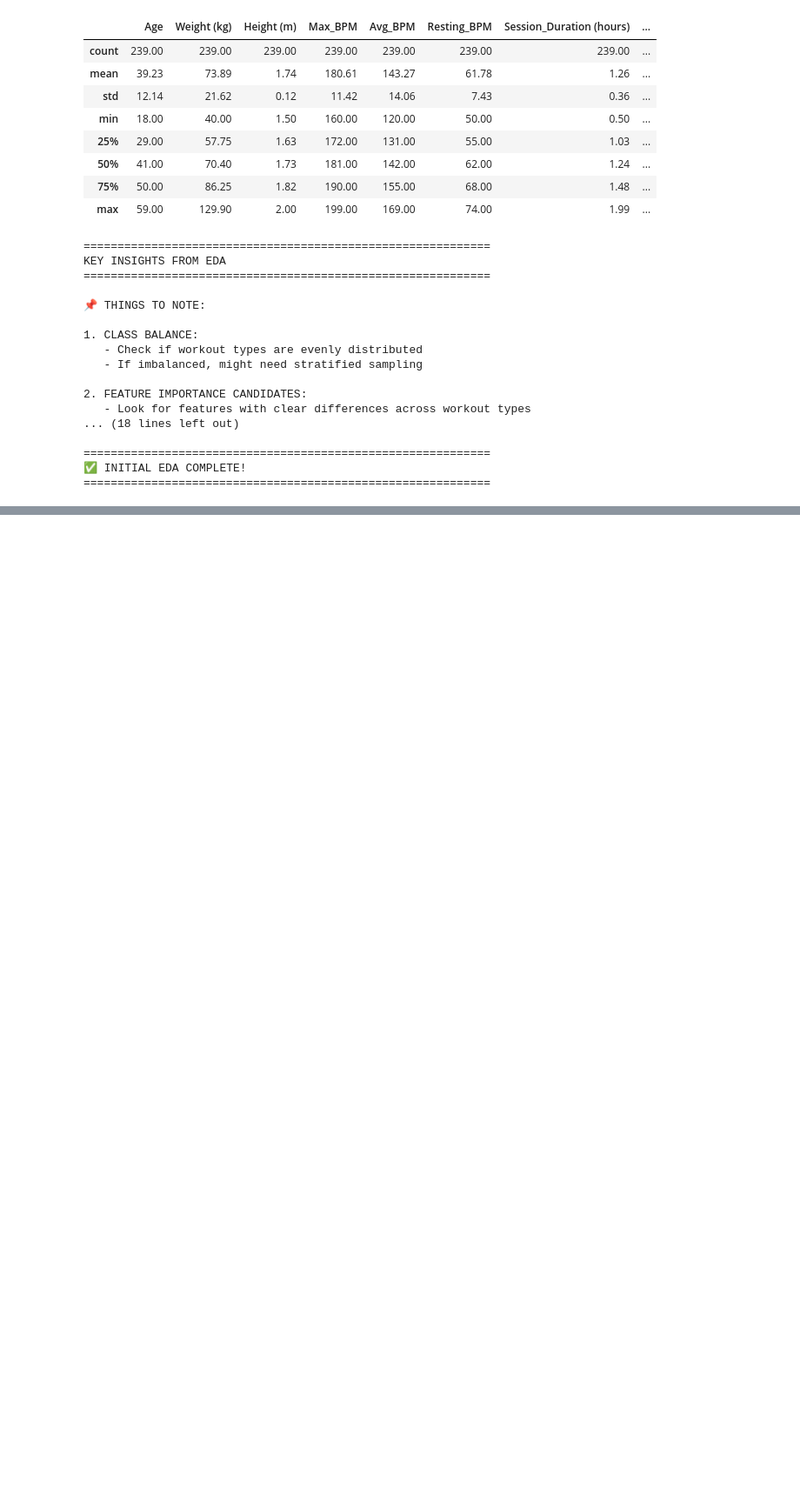
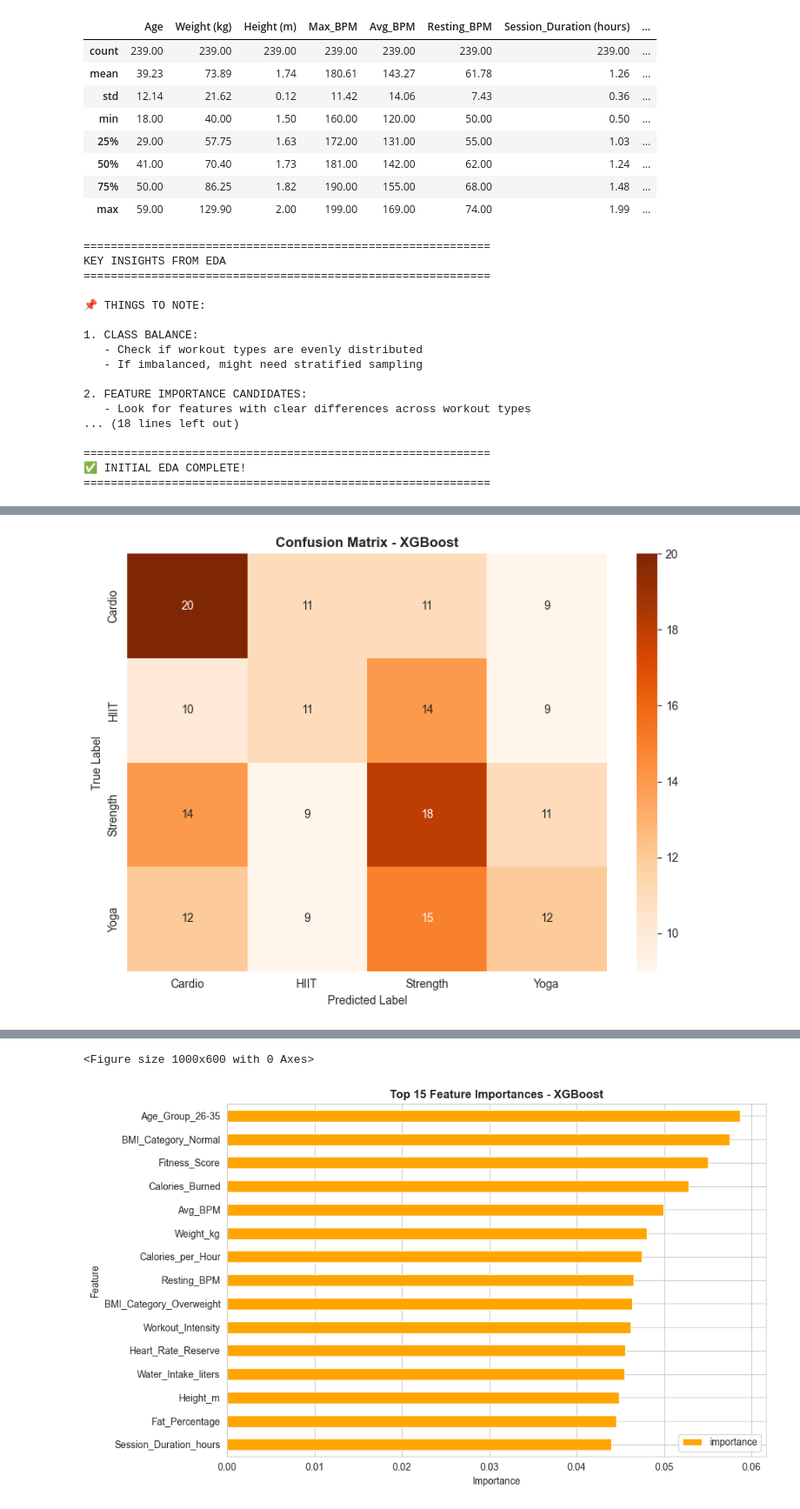
Before and after one commit to ilhamksyuriadi/workout-recommendation, a Jupyter notebook: notebook.ipynb, the cells around one changed output, grey strips where cells are left out. Shown at 87% size. Drawn from its saved outputs; the diff is of its cells as text; code cells hidden in the pictures; blank space fills up the shorter version.

```diff
--- a/notebook.ipynb
+++ b/notebook.ipynb
@@ -680,0 +1415,77 @@ KEY INSIGHTS FROM EDA
+# %%
+# # 5. Model 4: XGBoost
+
+# %%
+print("\n" + "="*60)
+print("MODEL 4: XGBOOST")
+print("="*60)
+
+# Encode target labels to 0, 1, 2, 3 for XGBoost
+from sklearn.preprocessing import LabelEncoder
+label_encoder = LabelEncoder()
+y_train_encoded = label_encoder.fit_transform(y_train)
+y_val_encoded = label_encoder.transform(y_val)
+
+# Train XGBoost
+xgb_model = XGBClassifier(
+    n_estimators=100,
+    max_depth=6,
+    learning_rate=0.1,
+    random_state=42,
+    eval_metric='mlogloss'
+)
+
+print("\n🔄 Training XGBoost...")
+xgb_model.fit(X_train, y_train_encoded)
+print("✅ Training complete!")
+
+# Predictions
+y_train_pred_xgb = xgb_model.predict(X_train)
+y_val_pred_xgb = xgb_model.predict(X_val)
+
+# Convert predictions back to original labels
+y_train_pred_xgb_labels = label_encoder.inverse_transform(y_train_pred_xgb)
+y_val_pred_xgb_labels = label_encoder.inverse_transform(y_val_pred_xgb)
+
+# Accuracy
+train_acc_xgb = accuracy_score(y_train, y_train_pred_xgb_labels)
+val_acc_xgb = accuracy_score(y_val, y_val_pred_xgb_labels)
+
+print(f"\n📊 Results:")
+print(f"  Training Accuracy:   {train_acc_xgb:.4f} ({train_acc_xgb*100:.2f}%)")
+print(f"  Validation Accuracy: {val_acc_xgb:.4f} ({val_acc_xgb*100:.2f}%)")
+
+# Classification Report
+print(f"\n📋 Classification Report (Validation Set):")
+print(classification_report(y_val, y_val_pred_xgb_labels))
+
+# Confusion Matrix
+cm_xgb = confusion_matrix(y_val, y_val_pred_xgb_labels)
+plt.figure(figsize=(8, 6))
+sns.heatmap(cm_xgb, annot=True, fmt='d', cmap='Oranges',
+            xticklabels=sorted(y_val.unique()),
+            yticklabels=sorted(y_val.unique()))
+plt.title('Confusion Matrix - XGBoost', fontweight='bold')
+plt.ylabel('True Label')
+plt.xlabel('Predicted Label')
+plt.tight_layout()
+plt.show()
+
+# Feature Importance (XGBoost)
+feature_importance_xgb = pd.DataFrame({
+    'feature': feature_names,
+    'importance': xgb_model.feature_importances_
+}).sort_values('importance', ascending=False)
+
+print("\n🔍 Top 10 Important Features (XGBoost):")
+print(feature_importance_xgb.head(10))
+
+plt.figure(figsize=(10, 6))
+feature_importance_xgb.head(15).plot(x='feature', y='importance', kind='barh', color='orange')
+plt.title('Top 15 Feature Importances - XGBoost', fontweight='bold')
+plt.xlabel('Importance')
+plt.ylabel('Feature')
+plt.gca().invert_yaxis()
+plt.tight_layout()
+plt.show()
+# %% [output]
@@ -680,0 +1509 @@ KEY INSIGHTS FROM EDA
+[figure, added]
@@ -680,0 +1522,2 @@ KEY INSIGHTS FROM EDA
+<Figure size 1000x600 with 0 Axes>
+[figure, added]
```
Also changed, not shown: parts of 21 cells of this notebook, 2 other files.
